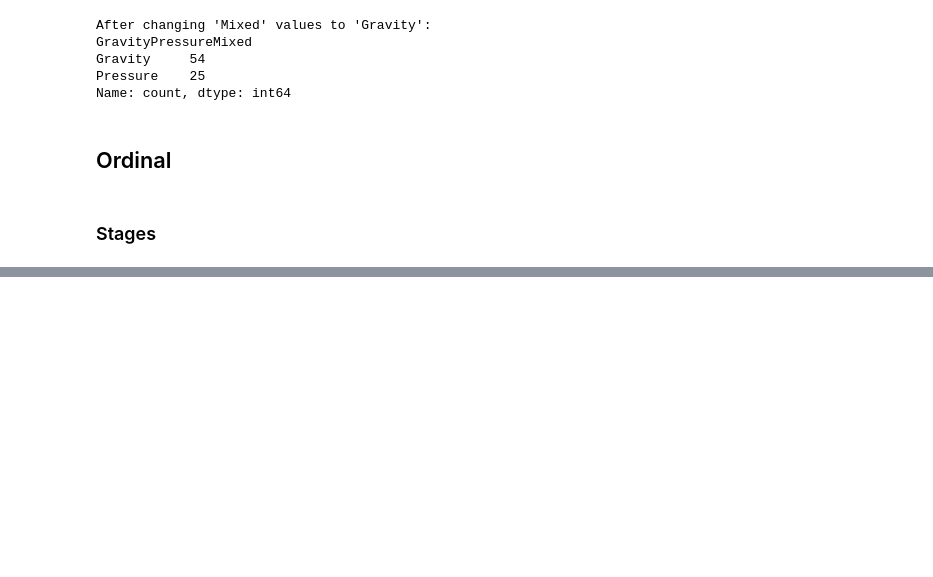
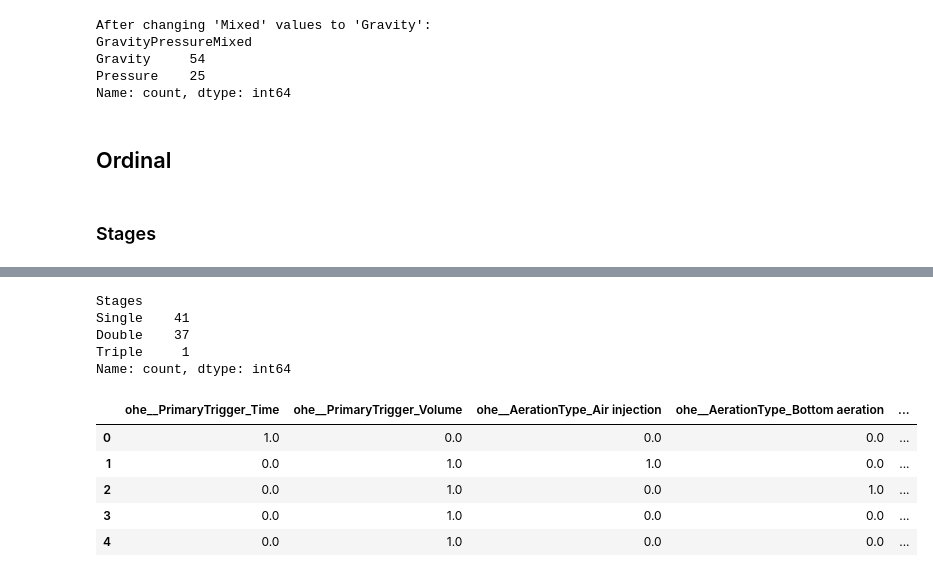
Before and after one commit to bolfosu/MAL-portfolios, a Jupyter notebook: Preprocessing - Water treatment plants.ipynb, the cells around one changed output, grey strips where cells are left out. Cells and saved outputs as stored; diff of their text form; code cells hidden in the pictures; blank space fills up the shorter version.

```diff
--- a/Preprocessing - Water treatment plants.ipynb
+++ b/Preprocessing - Water treatment plants.ipynb
@@ -237,0 +237,40 @@ Name: count, dtype: int64
+# %%
+# Get the mode of the "Stages" column
+mode_value = data_filtered["Stages"].mode()[0]
+
+# Replace "Mixed" with the mode value
+data_filtered["Stages"] = data_filtered["Stages"].apply(lambda x: mode_value if x == "Mixed" else x)
+
+# Print values count after replacement
+print(data_filtered["Stages"].value_counts())
+# %% [output]
+Stages
+Single    41
+Double    37
+Triple     1
+Name: count, dtype: int64
+# %%
+categorical_columns = ["PrimaryTrigger","AerationType","GravityPressureMixed"]
+ordinal_columns= ["Stages"]
+
+transformer = ColumnTransformer(
+    transformers=[
+        ("ohe", OneHotEncoder(), categorical_columns),
+        ("ordinal", OrdinalEncoder(), ordinal_columns),
+    ]
+)
+
+# Fit the transformer to the data
+data_encoded_columns = transformer.fit_transform(data_filtered)
+
+# Convert the result to a DataFrame
+data_encoded_columns = pd.DataFrame(data_encoded_columns , columns=transformer.get_feature_names_out())
+
+data_encoded_columns.head()
+# %% [output]
+|  | ohe__PrimaryTrigger_Time | ohe__PrimaryTrigger_Volume | ohe__AerationType_Air injection | ohe__AerationType_Bottom aeration | ... |
+| 0 | 1.0 | 0.0 | 0.0 | 0.0 | ... |
+| 1 | 0.0 | 1.0 | 1.0 | 0.0 | ... |
+| 2 | 0.0 | 1.0 | 0.0 | 1.0 | ... |
+| 3 | 0.0 | 1.0 | 0.0 | 0.0 | ... |
+| 4 | 0.0 | 1.0 | 0.0 | 0.0 | ... |
```
Also changed, not shown: parts of 4 cells of this notebook.
